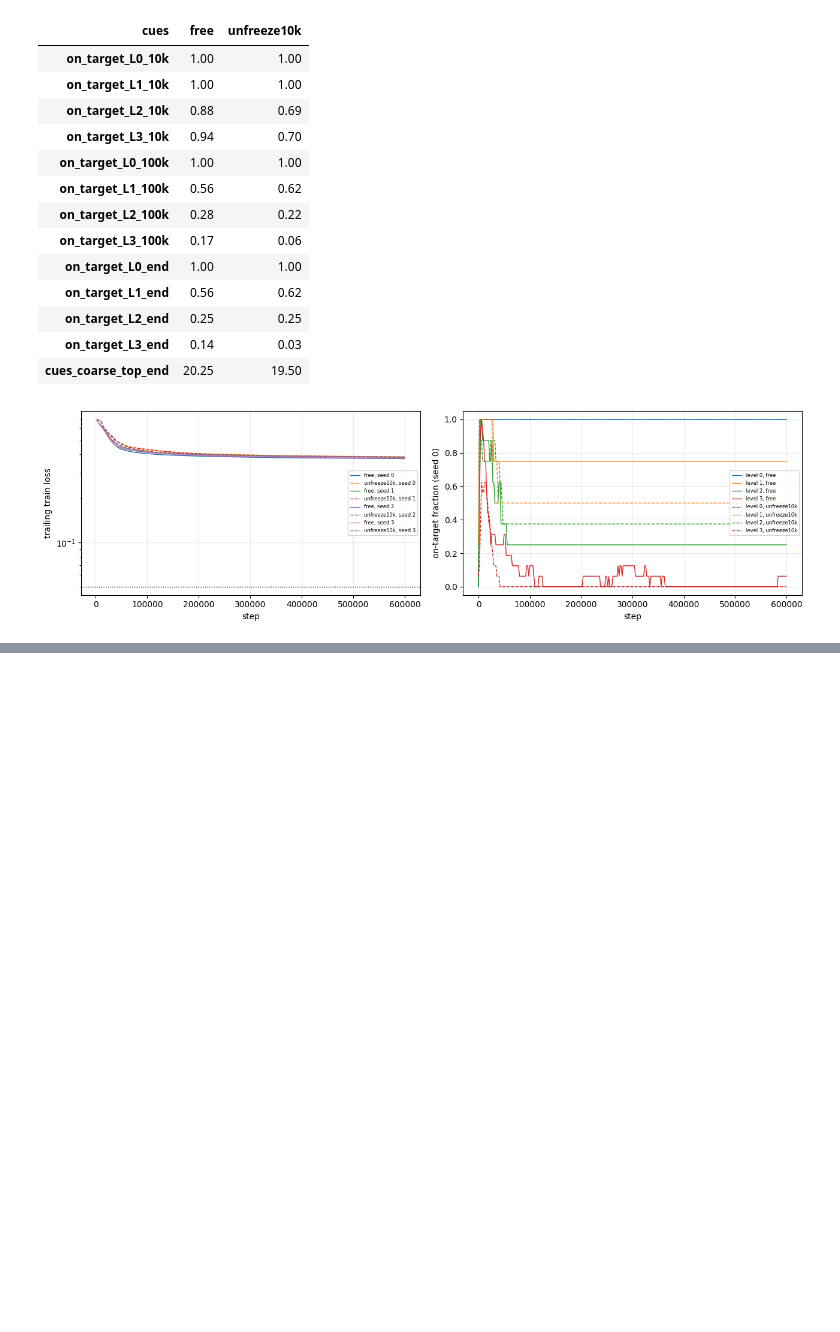
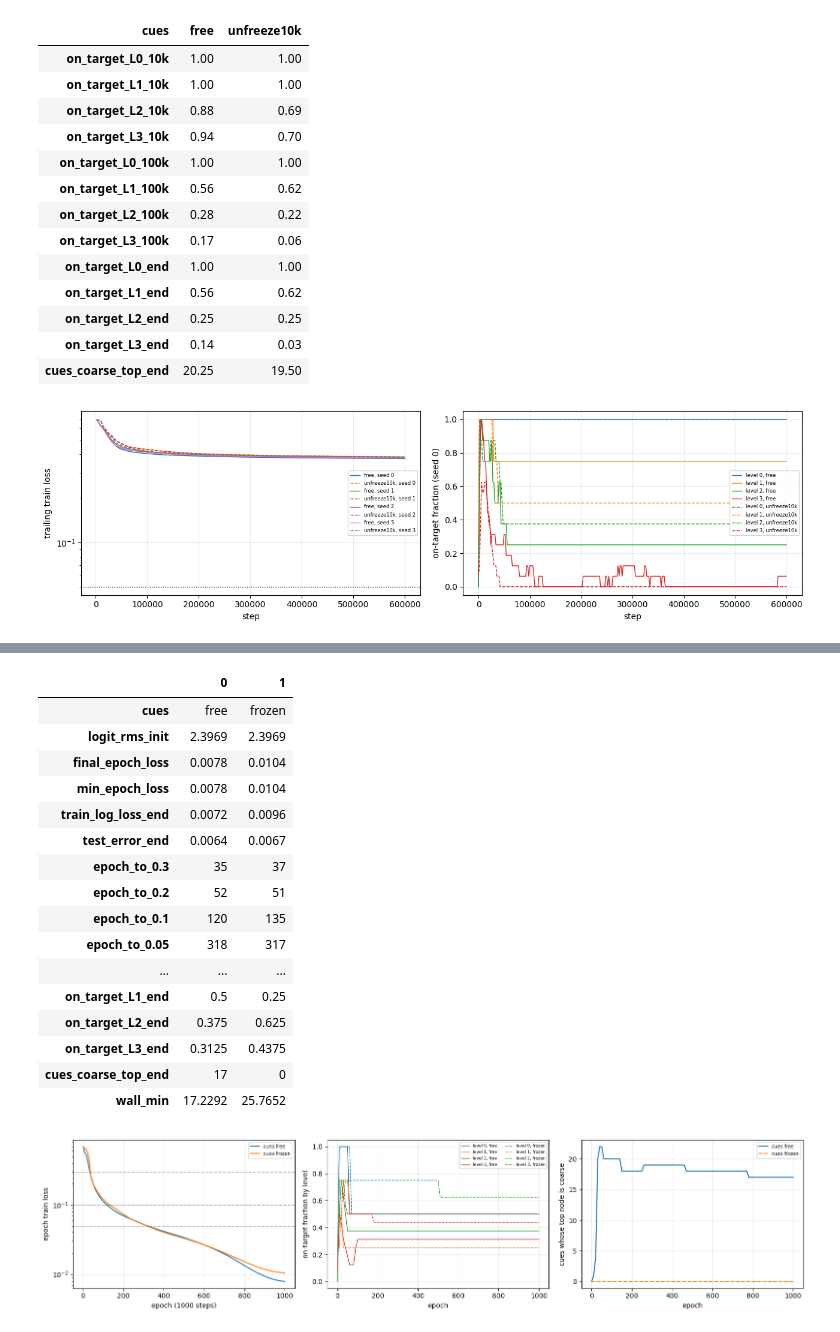
Before and after one commit to HarishGP/layer-lenses, a Jupyter notebook: notebooks/designed_init_u0.ipynb, the cells around one changed output, grey strips where cells are left out. Drawn from its saved outputs; the diff is of its cells as text; code cells hidden in the pictures; blank space fills up the shorter version.

```diff
--- a/notebooks/designed_init_u0.ipynb
+++ b/notebooks/designed_init_u0.ipynb
@@ -661,0 +669,36 @@ on-target fraction by level at 10k / 100k / end, and cue drift:
+# %%
+KC = Path("../results/designed_init/hierarchy_kaiming_cosine")
+kc = pd.read_csv(KC / "summary.csv")
+display(kc[["cues", "logit_rms_init", "final_epoch_loss", "min_epoch_loss", "train_log_loss_end", "test_error_end",
+            "epoch_to_0.3", "epoch_to_0.2", "epoch_to_0.1", "epoch_to_0.05"] + [f"on_target_L{l}_ep10" for l in range(4)] + [f"on_target_L{l}_end" for l in range(4)] + ["cues_coarse_top_end", "wall_min"]].round(4).T)
+fig, axes = plt.subplots(1, 3, figsize=(16, 3.8))
+for r in kc.itertuples():
+    z = np.load(KC / "runs" / f"{r.tag}.npz"); pe = pd.read_csv(KC / f"per_epoch_{r.tag}.csv")
+    axes[0].plot(np.arange(1, len(z["epoch_losses"]) + 1), z["epoch_losses"], label=f"cues {r.cues}")
+    for l in range(4):
+        axes[1].plot(pe.epoch, pe[f"on_target_L{l}"], color=f"C{l}", ls="-" if r.cues == "free" else "--", label=f"level {l}, {r.cues}", lw=1)
+    axes[2].plot(pe.epoch, pe.cues_coarse_top, ls="-" if r.cues == "free" else "--", label=f"cues {r.cues}")
+axes[0].set_yscale("log"); axes[0].set_xlabel("epoch (1000 steps)"); axes[0].set_ylabel("epoch train loss"); axes[0].grid(alpha=0.25); axes[0].legend(fontsize=7)
+for thr in (0.3, 0.1, 0.05): axes[0].axhline(thr, color="k", ls=":", lw=0.7)
+axes[1].set_xlabel("epoch"); axes[1].set_ylabel("on-target fraction by level"); axes[1].grid(alpha=0.25); axes[1].legend(fontsize=6, ncol=2)
+axes[2].set_xlabel("epoch"); axes[2].set_ylabel("cues whose top node is coarse"); axes[2].grid(alpha=0.25); axes[2].legend(fontsize=7)
+fig.tight_layout(); plt.show()
+# %% [output]
+|  | 0 | 1 |
+| cues | free | frozen |
+| logit_rms_init | 2.3969 | 2.3969 |
+| final_epoch_loss | 0.0078 | 0.0104 |
+| min_epoch_loss | 0.0078 | 0.0104 |
+| train_log_loss_end | 0.0072 | 0.0096 |
+| test_error_end | 0.0064 | 0.0067 |
+| epoch_to_0.3 | 35 | 37 |
+| epoch_to_0.2 | 52 | 51 |
+| epoch_to_0.1 | 120 | 135 |
+| epoch_to_0.05 | 318 | 317 |
+| ... | ... | ... |
+| on_target_L1_end | 0.5 | 0.25 |
+| on_target_L2_end | 0.375 | 0.625 |
+| on_target_L3_end | 0.3125 | 0.4375 |
+| cues_coarse_top_end | 17 | 0 |
+| wall_min | 17.2292 | 25.7652 |
+[figure, added]
```
Also changed, not shown: parts of 2 cells of this notebook, 7 other files.
